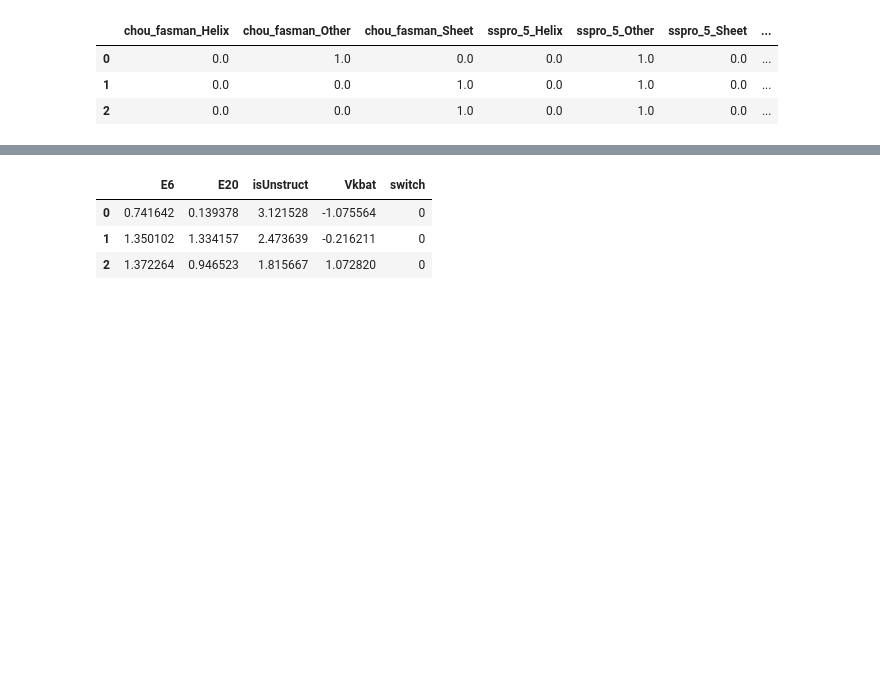
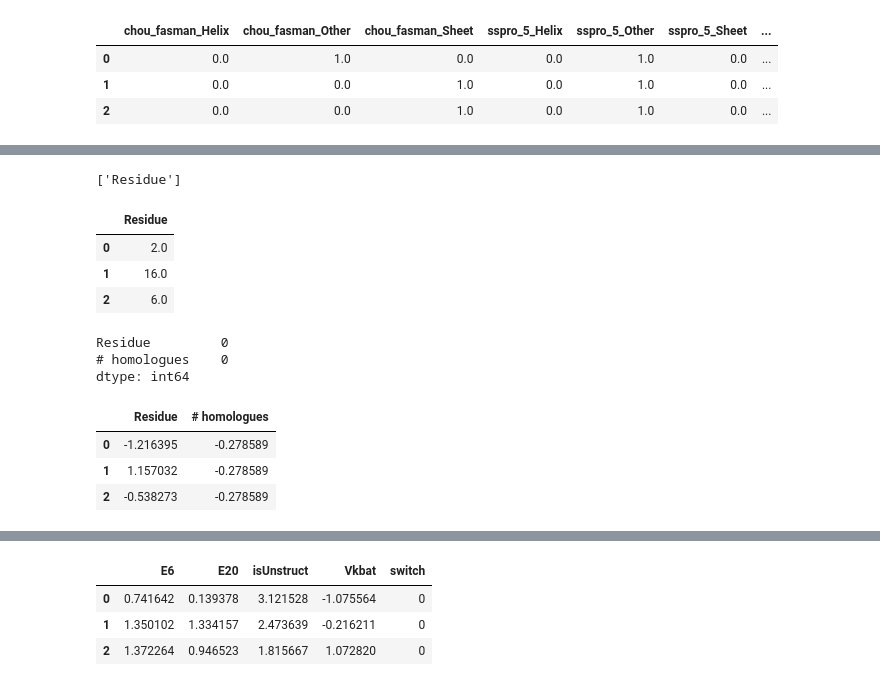
Before and after one commit to cristopher-d-delgado/research-LustigGroup-SJSU, a Jupyter notebook: modeling.ipynb, the cells around one changed output, grey strips where cells are left out. Drawn from its saved outputs; the diff is of its cells as text; code cells hidden in the pictures; blank space fills up the shorter version.

```diff
--- a/modeling.ipynb
+++ b/modeling.ipynb
@@ -239,0 +266,32 @@ ohe_df.head(3)
+# %%
+feature_labels_ord = ord.get_feature_names_out(['Residue'])
+print(feature_labels_ord)
+# %% [output]
+['Residue']
+# %%
+ord_df = pd.DataFrame(ord_features_array, columns=feature_labels_ord, index=data2.index)
+ord_df.head(3)
+# %% [output]
+|  | Residue |
+| 0 | 2.0 |
+| 1 | 16.0 |
+| 2 | 6.0 |
+# %%
+### Another oridinal column is the # of Homologues. Its already in numeric format we just need to scale it.
+ord_data = pd.concat([ord_df, data2["# homologues"]], axis=1)
+print(ord_data.isnull().sum())
+
+# Scale ordinal data
+ord_standard = scaler.fit_transform(ord_data)
+
+# Convert to dataframe
+standardized_ord_df = pd.DataFrame(ord_standard, columns=ord_data.columns, index=data2.index)
+standardized_ord_df.head(3)
+# %% [output]
+Residue         0
+# homologues    0
+dtype: int64
+|  | Residue | # homologues |
+| 0 | -1.216395 | -0.278589 |
+| 1 | 1.157032 | -0.278589 |
+| 2 | -0.538273 | -0.278589 |
```
Also changed, not shown: parts of 7 cells of this notebook.
